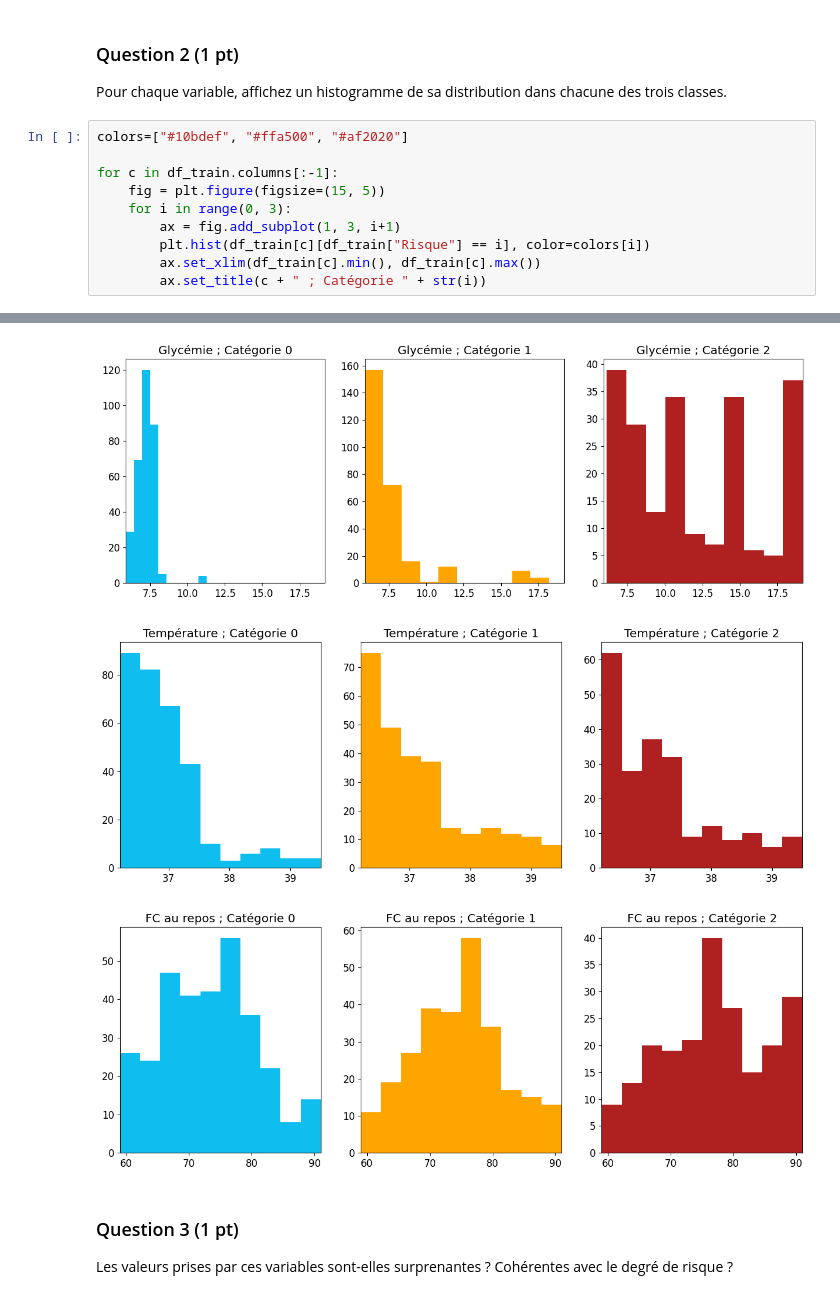
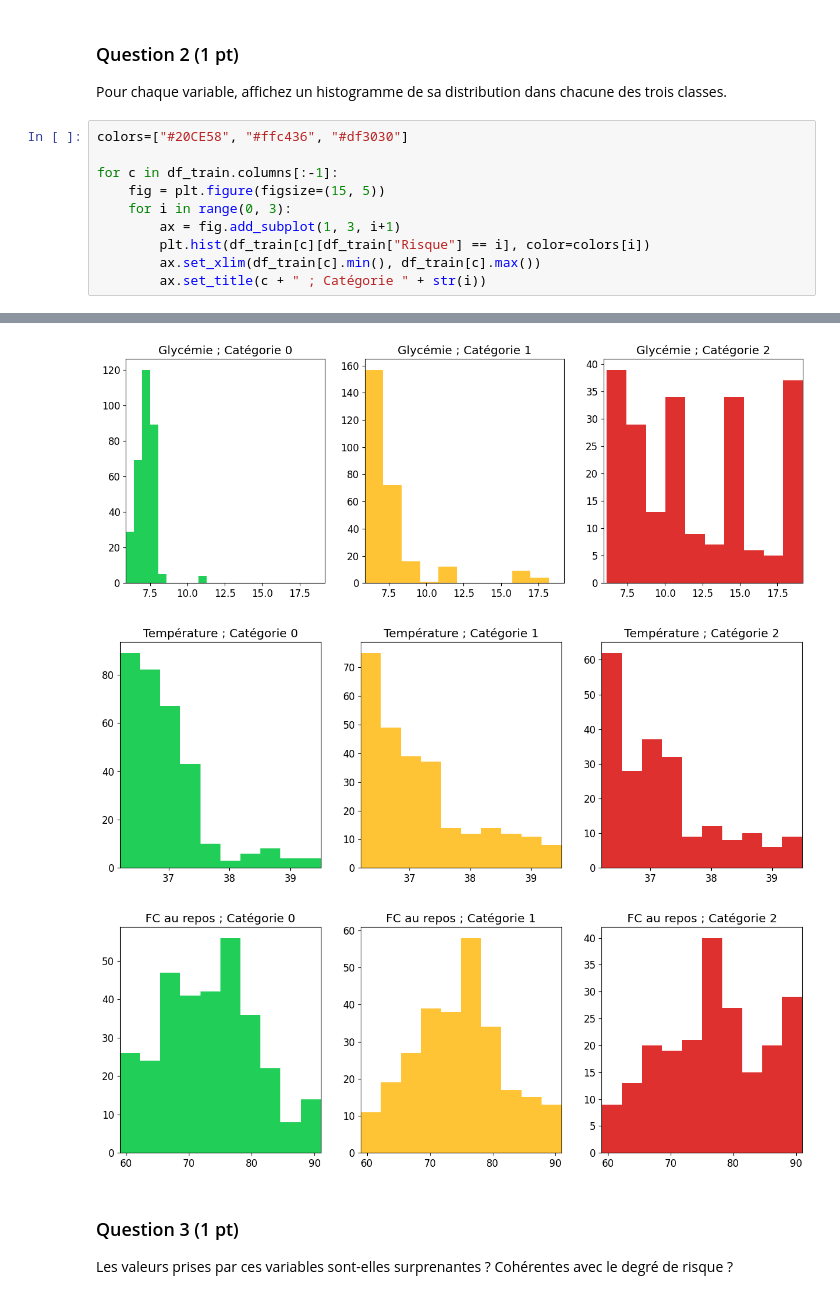
Before and after one commit to zephyrderiviere/projet-SDD, a Jupyter notebook: Projet.ipynb, the cells around one changed output, grey strips where cells are left out. Cells and saved outputs as stored; diff of their text form.

```diff
--- a/Projet.ipynb
+++ b/Projet.ipynb
@@ -73,7 +73,7 @@ y_train = np.array(df_train['Risque'], dtype='int')
 ### Question 2 (1 pt)
 Pour chaque variable, affichez un histogramme de sa distribution dans chacune des trois classes.
 # %%
-colors=["#10bdef", "#ffa500", "#af2020"]
+colors=["#20CE58", "#ffc436", "#df3030"]
 
 for c in df_train.columns[:-1]:
     fig = plt.figure(figsize=(15, 5))
@@ -89,6 +89,6 @@ for c in df_train.columns[:-1]:
-[figure, old version]
+[figure, new version]
-[figure, old version]
+[figure, new version]
-[figure, old version]
+[figure, new version]
 # %% [markdown]
 ### Question 3 (1 pt)
 Les valeurs prises par ces variables sont-elles surprenantes ? Cohérentes avec le degré de risque ?
```
Also changed, not shown: parts of 7 cells of this notebook.
